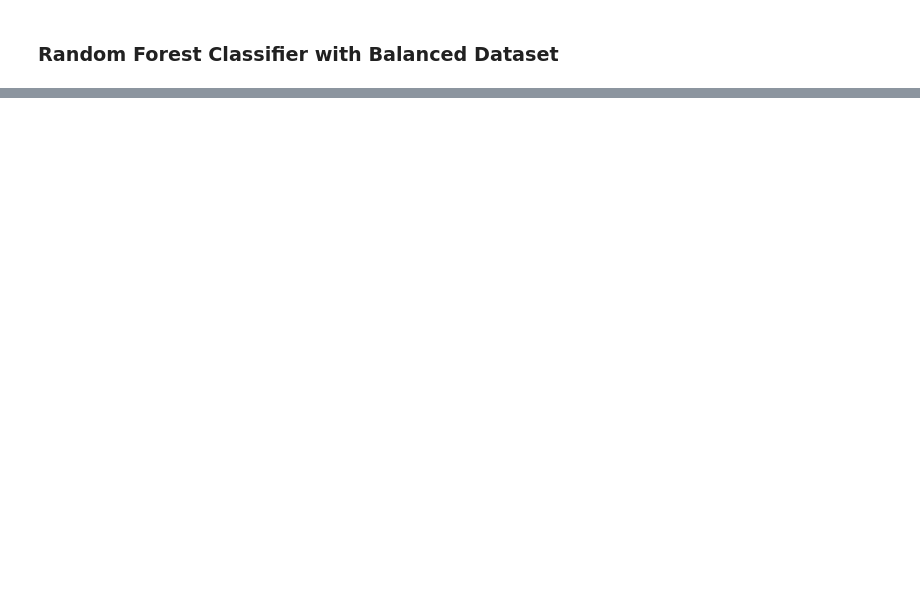
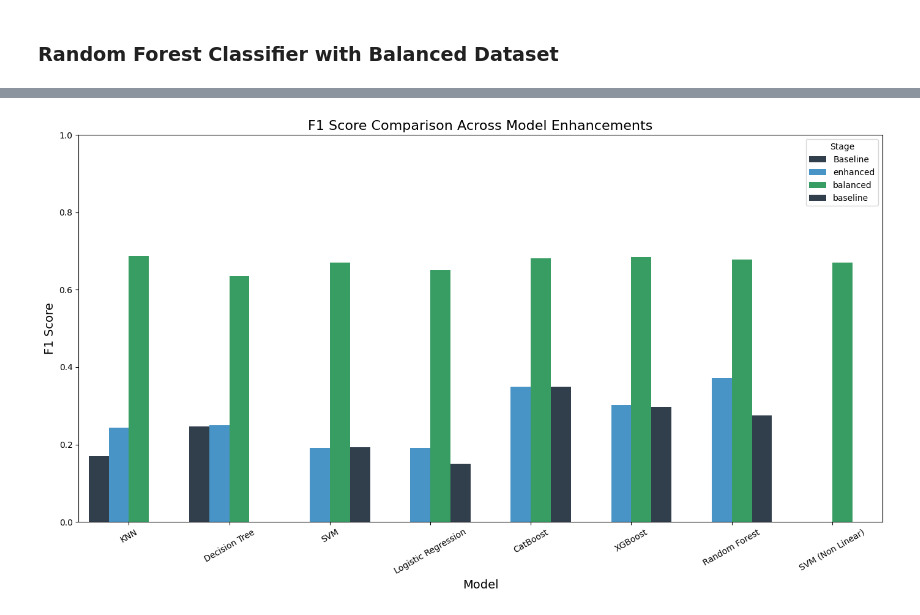
Before and after one commit to LsFaria04/Fraud_Detection_Supervised_Learning, a Jupyter notebook: Proj2.ipynb, the cells around one changed output, grey strips where cells are left out. Saved outputs shown, nothing was run; the diff lists cells and outputs as text; code cells hidden in the pictures; blank space fills up the shorter version.

Commit message:
Added result dictionary and some graphs with metrics comparison

```diff
--- a/Proj2.ipynb
+++ b/Proj2.ipynb
@@ -537,6 +537,26 @@ The plot shows a clearly that the Fraudulent transactions are more predominat in
 
 
 The first thing we need to do is spliting the data into training and testing sets. To do this we will use scikit learn train_test_split method.
+# %%
+import pandas as pd
+import matplotlib.pyplot as plt
+import seaborn as sns
+import numpy as np
+
+# Create dictionary to store all model results
+results = {}
+
+# Function to add model results to the dictionary
+def add_model_results(model_name, scenario, accuracy, precision, recall, f1):
+    if model_name not in results:
+        results[model_name] = {}
+
+    results[model_name][scenario] = {
+        'accuracy': accuracy,
+        'precision': precision,
+        'recall': recall,
+        'f1': f1
+    }
 # %%
 #We need to convert the categorical data into a number format. To do this we will use the label encoder from scikit learn
 from sklearn.preprocessing import LabelEncoder
@@ -2685,0 +2808,60 @@ Testing time: 0.08 seconds
+# %%
+
+results_df = pd.DataFrame([
+    {'Model': model,
+     'Stage': stage,
+     'Metric': metric,
+     'Value': value}
+    for model, stages in results.items()
+    for stage, metrics in stages.items()
+    for metric, value in metrics.items()
+])
+
+# visualization of results
+plt.figure(figsize=(14, 8))
+f1_plot = sns.barplot(
+    data=results_df[results_df['Metric'] == 'f1'],
+    x='Model',
+    y='Value',
+    hue='Stage',
+    palette=['#2c3e50', '#3498db', '#27ae60']
+)
+plt.title('F1 Score Comparison Across Model Enhancements', fontsize=16)
+plt.xlabel('Model', fontsize=14)
+plt.ylabel('F1 Score', fontsize=14)
+plt.xticks(rotation=30)
+plt.ylim(0, 1.0)
+plt.legend(title='Stage')
+plt.tight_layout()
+plt.show()
+
+# Create comparison for metrics
+metrics = ['accuracy', 'precision', 'recall', 'f1']
+fig, axes = plt.subplots(2, 2, figsize=(18, 12))
+axes = axes.flatten()
+
+for i, metric in enumerate(metrics):
+    ax = axes[i]
+    sns.barplot(
+        data=results_df[results_df['Metric'] == metric],
+        x='Model',
+        y='Value',
+        hue='Stage',
+        palette=['#2c3e50', '#3498db', '#27ae60'],
+        ax=ax
+    )
+    ax.set_title(f'{metric.capitalize()} Comparison', fontsize=14)
+    ax.set_xlabel('Model', fontsize=12)
+    ax.set_ylabel(metric.capitalize(), fontsize=12)
+    ax.set_ylim(0, 1.0)
+    ax.tick_params(axis='x', rotation=30)
+    if i == 0:
+        ax.legend(title='Stage')
+    else:
+        ax.legend([],[], frameon=False)
+
+plt.tight_layout()
+plt.subplots_adjust(top=0.9)
+fig.suptitle('Performance Metrics Across Model Enhancements', fontsize=16)
+plt.show()
+# %% [output]
@@ -2685,0 +2870 @@ Testing time: 0.08 seconds
+[figure, added]
```
Also changed, not shown: parts of 36 cells of this notebook, 4 other files.
